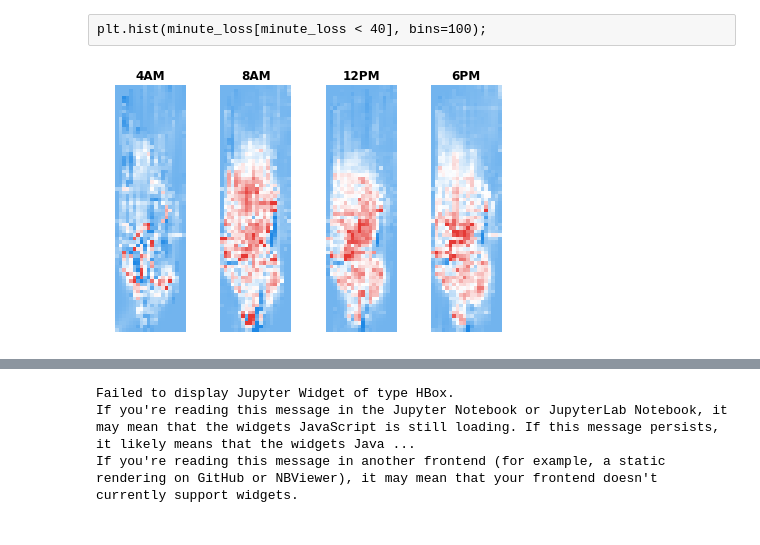
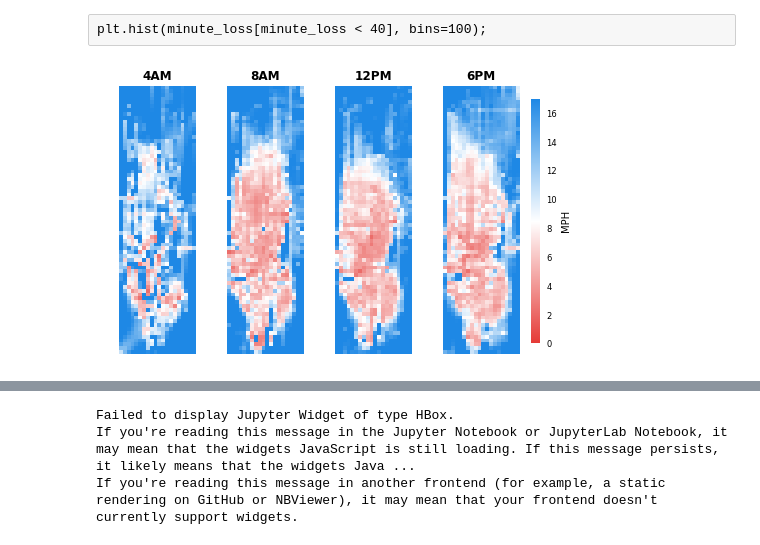
Before and after one commit to M20190649/cs281-final-taxi, a Jupyter notebook: 2017-12-02_FR_unif-ncr-model.ipynb, the cells around one changed output, grey strips where cells are left out. Drawn from its saved outputs; the diff is of its cells as text; code cells hidden in the pictures.

Commit message:
Added completed weight figures to paper.

```diff
--- a/2017-12-02_FR_unif-ncr-model.ipynb
+++ b/2017-12-02_FR_unif-ncr-model.ipynb
@@ -116,44 +116,56 @@ plt.hist(minute_loss[minute_loss < 40], bins=100);
 %run test.py
 # %%
 np.save('results/unif_weights18.npy', weights18.data.numpy())
+# %%
+mph_constant = 272.727272
+upper_lim = 17
 # %%
 cmap = matplotlib.colors.LinearSegmentedColormap.from_list('br1',
-    ['#1E88E5', '#FFFFFF', '#E53935'], N=1000)
+    ['#E53935', '#FFFFFF', '#1E88E5'], N=1000)
 
 # cmap = matplotlib.colors.LinearSegmentedColormap.from_list('br1',
 #     ['#FFFFFF', '#000000'], N=1000)
 
 #plt.figure(figsize=(5,4))
 ax1 = plt.subplot(141)
-plt.imshow(torch.nn.functional.softplus(weights4).data.numpy().T,
-           clim=(0,80), cmap=cmap, origin='lower')
+plt.imshow(mph_constant / torch.nn.functional.softplus(weights4).data.numpy().T,
+           clim=(0,upper_lim), cmap=cmap, origin='lower')
 plt.title('4AM')
 plt.xticks([])
 sns.despine(left=True, bottom=True)
 
 plt.subplot(142, sharey=ax1)
-plt.imshow(torch.nn.functional.softplus(weights8).data.numpy().T,
-           clim=(0,80), cmap=cmap, origin='lower')
+plt.imshow(mph_constant / torch.nn.functional.softplus(weights8).data.numpy().T,
+           clim=(0,upper_lim), cmap=cmap, origin='lower')
 plt.title('8AM')
 plt.xticks([])
 sns.despine(left=True, bottom=True)
 
 plt.subplot(143, sharey=ax1)
-plt.imshow(torch.nn.functional.softplus(weights12).data.numpy().T,
-           clim=(0,80), cmap=cmap, origin='lower')
+plt.imshow(mph_constant / torch.nn.functional.softplus(weights12).data.numpy().T,
+           clim=(0,upper_lim), cmap=cmap, origin='lower')
 plt.title('12PM')
 plt.xticks([])
 sns.despine(left=True, bottom=True)
 
 plt.subplot(144, sharey=ax1)
-plt.imshow(torch.nn.functional.softplus(weights18).data.numpy().T,
-           clim=(0,80), cmap=cmap, origin='lower')
+x = plt.imshow(mph_constant / torch.nn.functional.softplus(weights18).data.numpy().T,
+           clim=(0,upper_lim), cmap=cmap, origin='lower')
 plt.title('6PM')
 plt.xticks([])
 sns.despine(left=True, bottom=True)
 
 plt.yticks([]);
-plt.tight_layout()
-plt.savefig('reports/paper/figs/unifmaps.pdf')
+
+colorb_ax = plt.gcf().add_axes((0.99,0.05,0.02,0.85))
+cb = plt.gcf().colorbar(x, cax=colorb_ax)
+cb.outline.set_visible(False)
+
+for tick in colorb_ax.get_yticklines():
+    tick.set_visible(False)
+plt.ylabel('MPH')
+
+plt.tight_layout(False)
+plt.savefig('reports/paper/figs/unifmaps.pdf', bbox_inches = 'tight')
 # %% [output]
-[figure, old version]
+[figure, new version]
```
Also changed, not shown: parts of 5 cells of this notebook, 4 other files.
